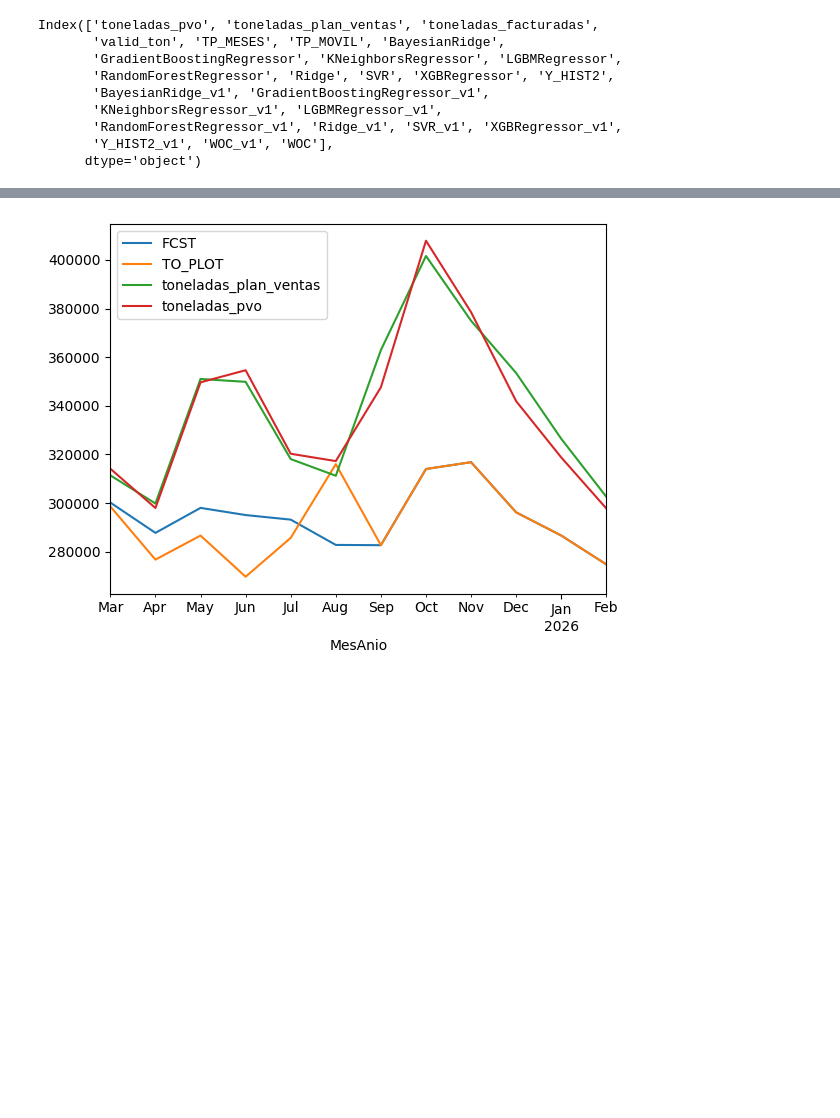
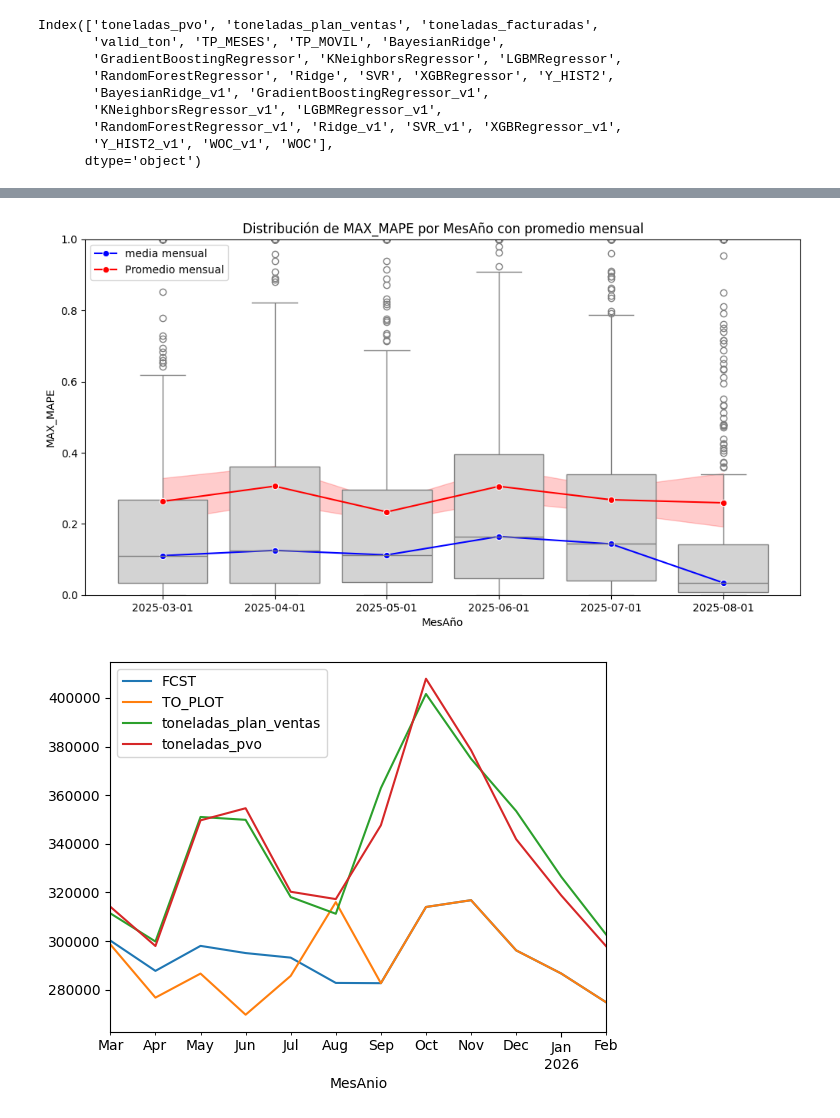
Before and after one commit to adojedar/demanda2, a Jupyter notebook: POP_BQ.ipynb, the cells around one changed output, grey strips where cells are left out. Cells and saved outputs as stored; diff of their text form; code cells hidden in the pictures; blank space fills up the shorter version.

```diff
--- a/POP_BQ.ipynb
+++ b/POP_BQ.ipynb
@@ -415,5 +426,6 @@ TP_MOVIL
 # %%
 df = df.reset_index(drop = True)
+# filtramos aquellas columnas que contengan AVG_MAPE_
 avg_mape_cols = df.columns[df.columns.str.contains("AVG_MAPE_")]
 
 # Seleccionando menor MAPE
@@ -421,11 +433,16 @@ df['Min_MAPE'] = df[avg_mape_cols].min(axis = 1)
 
 kamino = df[avg_mape_cols].eq(df['Min_MAPE'], axis = 0)
 
+# SELECCIONA EL PRIMER ID MAX EL ORDEEN IMPORTA SOBRETODO EN CIERTAS COMBINACIONES QUE TIENEN MAPE REPETIDO **
 df['MAX_Modelo'] = kamino.idxmax(1).where(kamino.any(axis = 1)).apply(lambda x:x[9:])
 
 anakin = df.melt('MAX_Modelo', ignore_index = False)
 
+#ASIGNAMOS VALOR MAX
 df['MAX_Valores'] = anakin.loc[anakin['MAX_Modelo'].str.strip("'") == anakin['variable'], 'value'].astype(float)
+
+#ASIGNAMOS VALOR MAPE MENSUAL
+df['MAX_MAPE'] = anakin.loc[anakin['MAX_Modelo'].str.strip("'") + "_MAPE" == anakin['variable'], 'value'].astype(float)
 
 def desviacion(df, col1, col2):
     try:
@@ -490,3 +551,37 @@ df.to_excel("Mejor_Pronostico{0}.xlsx".format(date.today(), index = False))
+# %%
+import seaborn as sns
+import matplotlib.pyplot as plt
+
+# Filtrar el DataFrame según la condición
+filtered_df = df[(df.MAX_MODEL == True) & (df.MesAnio < date_today)]
+
+# Calcular el promedio mensual sin convertir a datetime
+mean_mape = filtered_df.groupby("MesAnio")['MAX_MAPE'].median().reset_index()
+mean_mape['MesAnio'] = mean_mape['MesAnio'].astype(str)
+filtered_df['MesAnio'] = filtered_df['MesAnio'].astype(str)
+
+# Crear el gráfico
+plt.figure(figsize=(12, 6))
+# Lineplot sobre el mismo eje
+
+# Boxplot
+sns.boxplot(data=filtered_df, x="MesAnio", y="MAX_MAPE", color="lightgray")
+sns.lineplot(data=mean_mape, x="MesAnio", y="MAX_MAPE", marker="o", label="media mensual", color="blue")
+
+sns.lineplot(data=filtered_df, x="MesAnio", y="MAX_MAPE", marker="o", label="Promedio mensual", color="red")
+
+# Limitar el eje Y de 0 a 1
+plt.ylim(0, 1)
+
+# Añadir leyenda y título
+plt.legend()
+plt.title("Distribución de MAX_MAPE por MesAño con promedio mensual")
+plt.xlabel("MesAño")
+plt.ylabel("MAX_MAPE")
+
+plt.show()
+# %% [output]
+[figure, added]
 # %%
 condiciones = [df["MAX_Modelo"] == col  for col in cols2mape]
 valores = [df[col]  for col in cols2mape]
```
Also changed, not shown: parts of 22 cells of this notebook.
